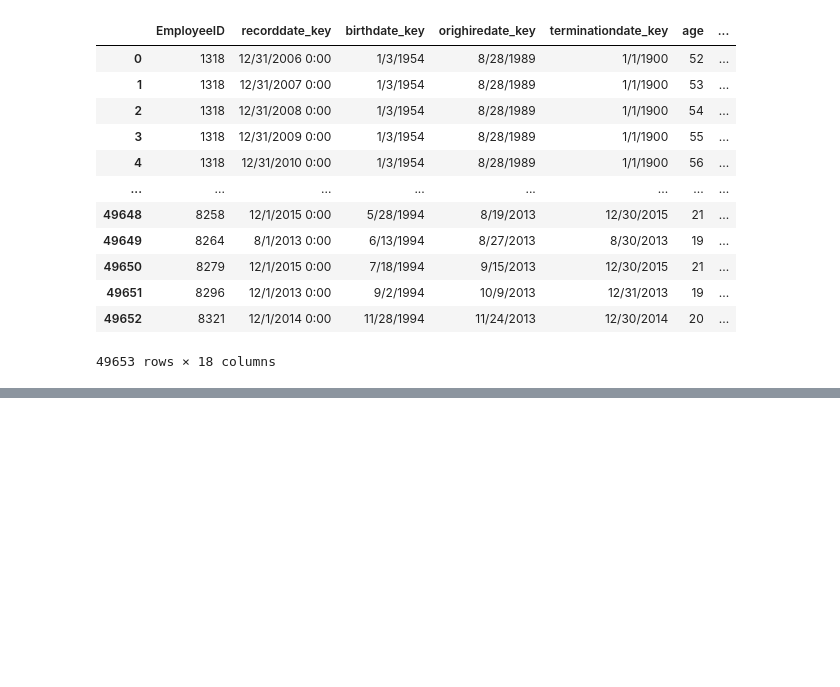
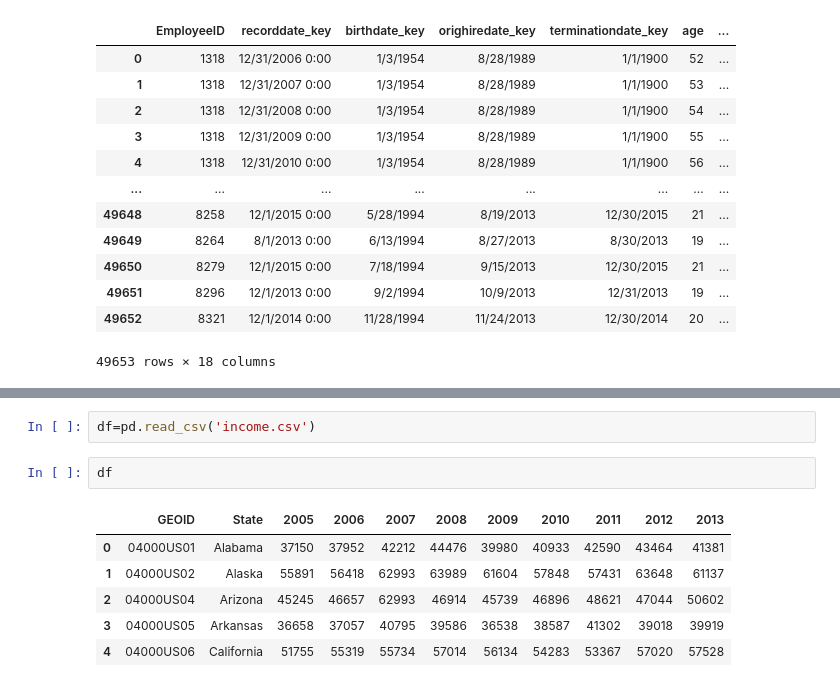
Before and after one commit to Naveenpanga/DataAnalysis, a Jupyter notebook: day4.ipynb, the cells around one changed output, grey strips where cells are left out. Cells and saved outputs as stored; diff of their text form; blank space fills up the shorter version.

```diff
--- a/day4.ipynb
+++ b/day4.ipynb
@@ -498,0 +561,11 @@ df
+# %%
+df=pd.read_csv('income.csv')
+# %%
+df
+# %% [output]
+|  | GEOID | State | 2005 | 2006 | 2007 | 2008 | 2009 | 2010 | 2011 | 2012 | 2013 |
+| 0 | 04000US01 | Alabama | 37150 | 37952 | 42212 | 44476 | 39980 | 40933 | 42590 | 43464 | 41381 |
+| 1 | 04000US02 | Alaska | 55891 | 56418 | 62993 | 63989 | 61604 | 57848 | 57431 | 63648 | 61137 |
+| 2 | 04000US04 | Arizona | 45245 | 46657 | 62993 | 46914 | 45739 | 46896 | 48621 | 47044 | 50602 |
+| 3 | 04000US05 | Arkansas | 36658 | 37057 | 40795 | 39586 | 36538 | 38587 | 41302 | 39018 | 39919 |
+| 4 | 04000US06 | California | 51755 | 55319 | 55734 | 57014 | 56134 | 54283 | 53367 | 57020 | 57528 |
```
Also changed, not shown: parts of 8 cells of this notebook, 1 other file.
